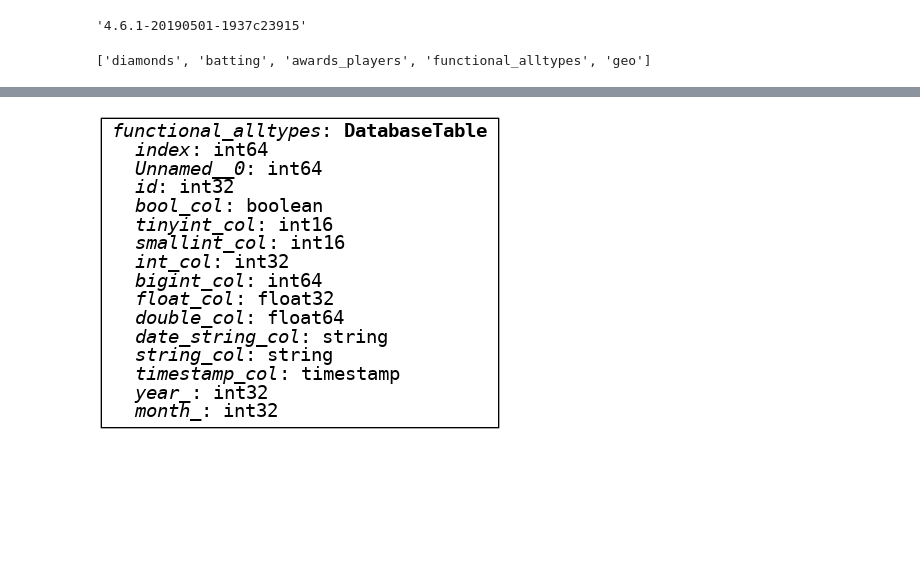
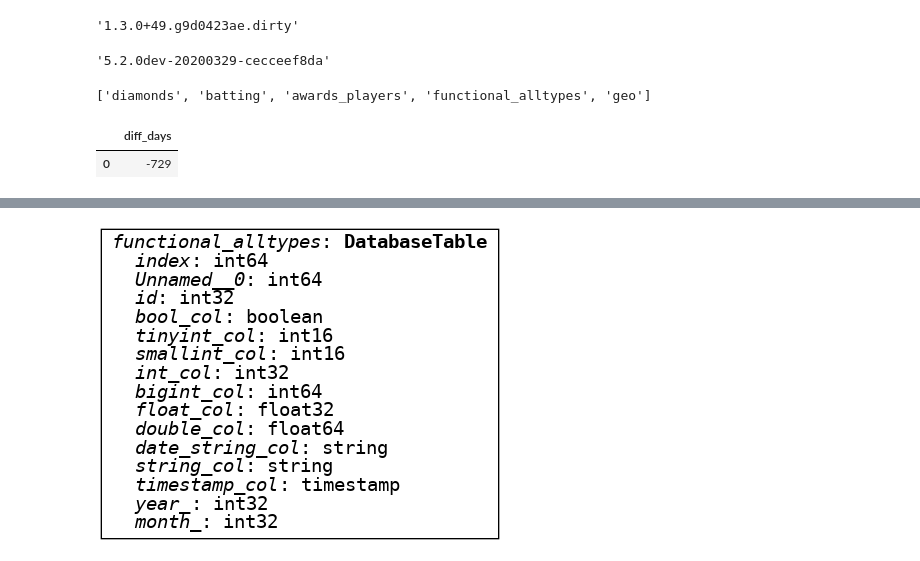
Before and after one commit to xmnlab/ivan-sandbox, a Jupyter notebook: ibis/issues/IbisTests.ipynb, the cells around one changed output, grey strips where cells are left out. Drawn from its saved outputs; the diff is of its cells as text; code cells hidden in the pictures; blank space fills up the shorter version.

```diff
--- a/ibis/issues/IbisTests.ipynb
+++ b/ibis/issues/IbisTests.ipynb
@@ -10,6 +10,10 @@ import pymapd
 import pytest
 from numpy import testing
 from IPython.display import display
+# %%
+ibis.__version__
+# %% [output]
+'1.3.0+49.g9d0423ae.dirty'
 # %%
 def cursor2df(cursor):
     col_names = [c.name for c in cursor.description]
@@ -17,7 +21,7 @@ def cursor2df(cursor):
 # %%
 db_conf = dict(
     host='localhost', port='6274',
-    user='mapd', password='HyperInteractive',
+    user='admin', password='HyperInteractive',
     database='ibis_testing'
 )
 '''
@@ -27,13 +31,10 @@ db_conf = dict(
 )
 '''
 
-def make_mapd_connection(db_conf):
-    return ibis.mapd.connect(**db_conf)
-
-mapd = make_mapd_connection(db_conf)
+omniscidb = ibis.omniscidb.connect(**db_conf)
 # %%
 # show database version
-mapd.con._client.get_version()
+omniscidb.con._client.get_version()
 # %% [output]
-'4.6.1-20190501-1937c23915'
+'5.2.0dev-20200329-cecceef8da'
 # %%
@@ -41,2 +42,9 @@ mapd.list_tables()
 # %% [output]
 ['diamonds', 'batting', 'awards_players', 'functional_alltypes', 'geo']
+# %%
+expr = omniscidb.sql('select timestampdiff(day, max(timestamp_col), min(timestamp_col)) as diff_days from functional_alltypes')
+expr[expr, expr.diff_days.sum()]
+expr.head().execute()
+# %% [output]
+|  | diff_days |
+| 0 | -729 |
```
Also changed, not shown: parts of 4 cells of this notebook, 5 other files.
